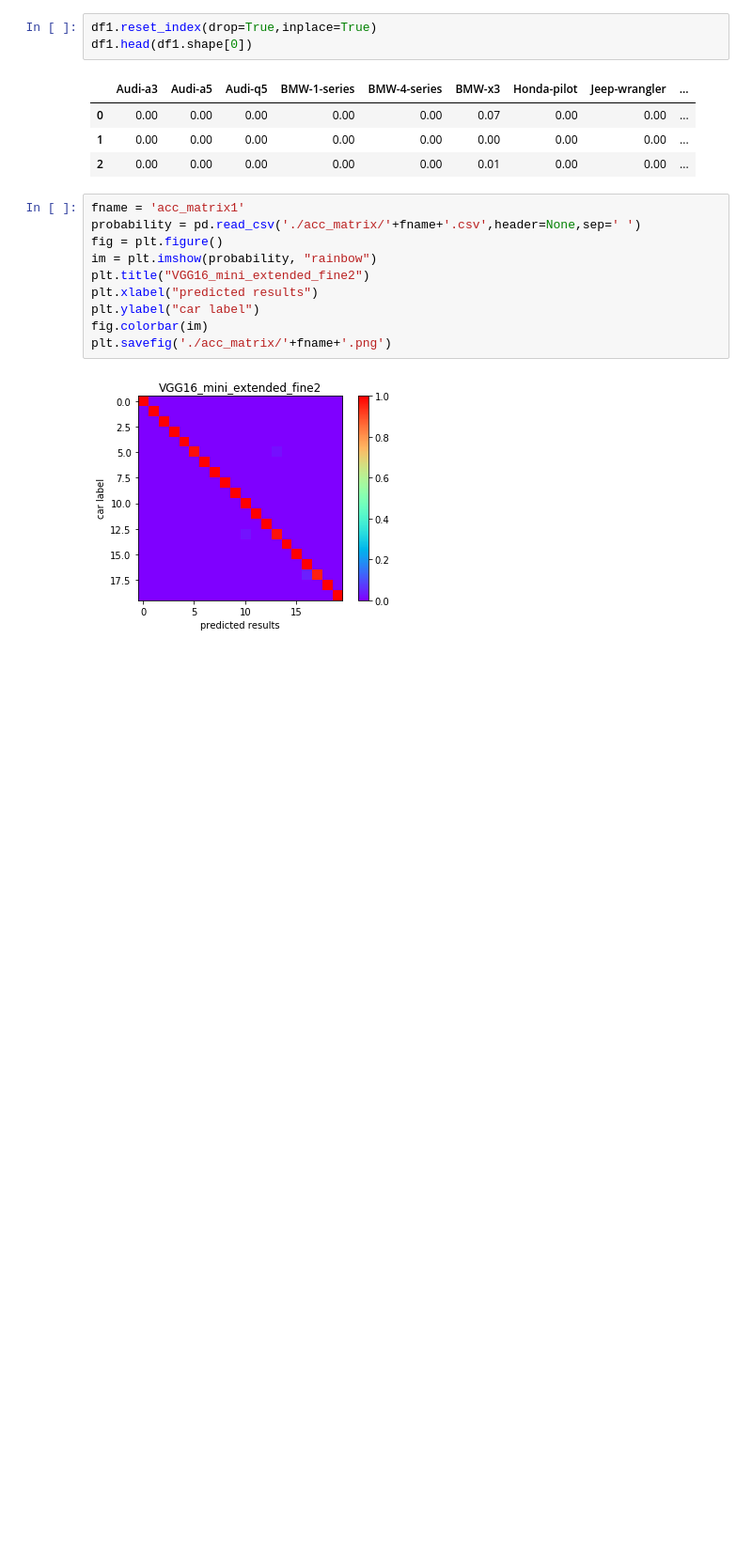
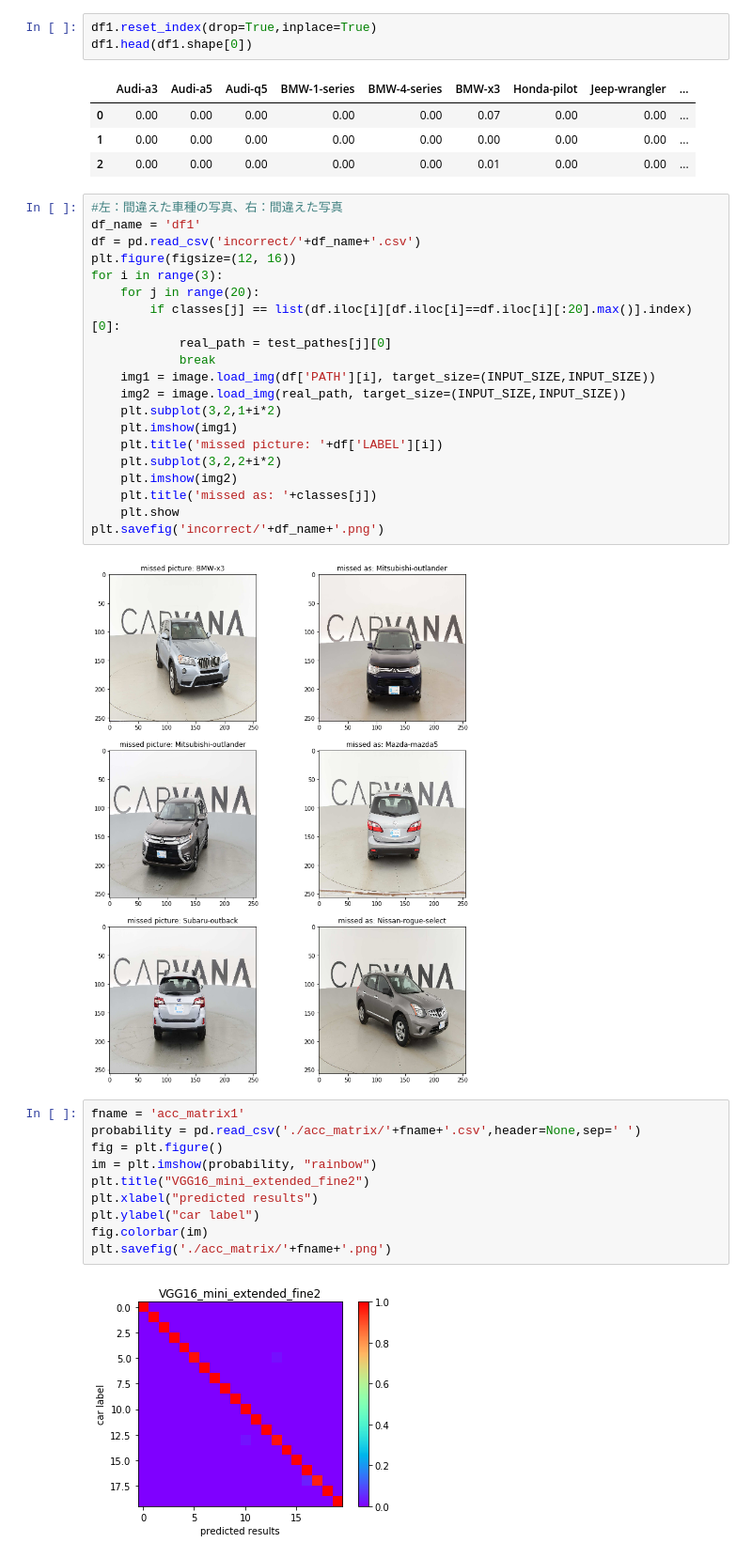
Before and after one commit to ibkuroyagi/digital-image-experiment-cnn-by-car, a Jupyter notebook: 6-evaluate-models.ipynb, the cells around one changed output. Shown at 94% size. Drawn from its saved outputs; the diff is of its cells as text; blank space fills up the shorter version.

```diff
--- a/6-evaluate-models.ipynb
+++ b/6-evaluate-models.ipynb
@@ -99,6 +99,28 @@ df1.head(df1.shape[0])
 | 0 | 0.00 | 0.00 | 0.00 | 0.00 | 0.00 | 0.07 | 0.00 | 0.00 | ... |
 | 1 | 0.00 | 0.00 | 0.00 | 0.00 | 0.00 | 0.00 | 0.00 | 0.00 | ... |
 | 2 | 0.00 | 0.00 | 0.00 | 0.00 | 0.00 | 0.01 | 0.00 | 0.00 | ... |
+# %%
+#左：間違えた車種の写真、右：間違えた写真
+df_name = 'df1'
+df = pd.read_csv('incorrect/'+df_name+'.csv')
+plt.figure(figsize=(12, 16))
+for i in range(3):
+    for j in range(20):
+        if classes[j] == list(df.iloc[i][df.iloc[i]==df.iloc[i][:20].max()].index)[0]:
+            real_path = test_pathes[j][0]
+            break
+    img1 = image.load_img(df['PATH'][i], target_size=(INPUT_SIZE,INPUT_SIZE))
+    img2 = image.load_img(real_path, target_size=(INPUT_SIZE,INPUT_SIZE))
+    plt.subplot(3,2,1+i*2)
+    plt.imshow(img1)
+    plt.title('missed picture: '+df['LABEL'][i])
+    plt.subplot(3,2,2+i*2)
+    plt.imshow(img2)
+    plt.title('missed as: '+classes[j])
+    plt.show
+plt.savefig('incorrect/'+df_name+'.png')
+# %% [output]
+[figure, added]
 # %%
 fname = 'acc_matrix1'
 probability = pd.read_csv('./acc_matrix/'+fname+'.csv',header=None,sep=' ')
```
Also changed, not shown: parts of 5 cells of this notebook, 5 other files.
